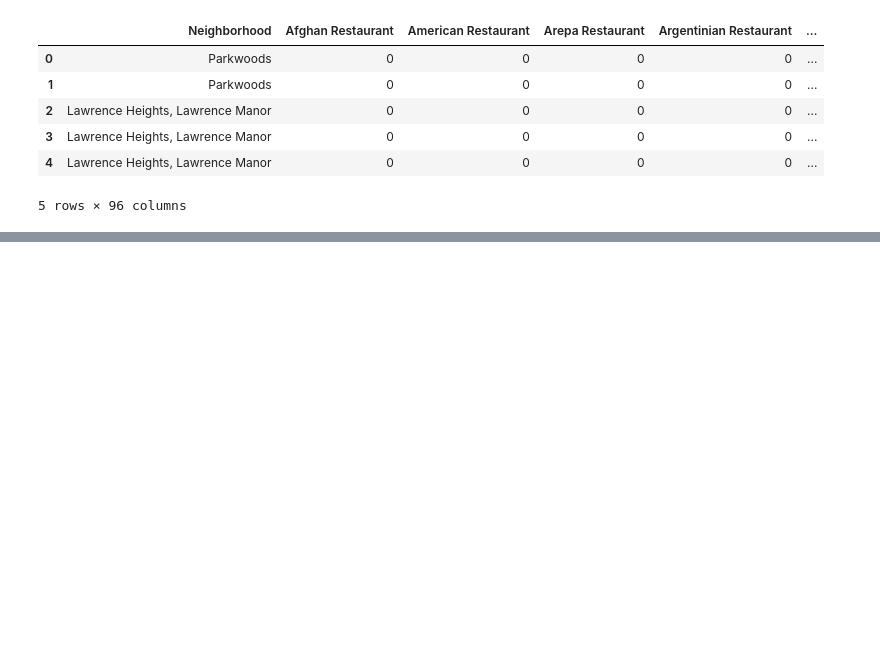
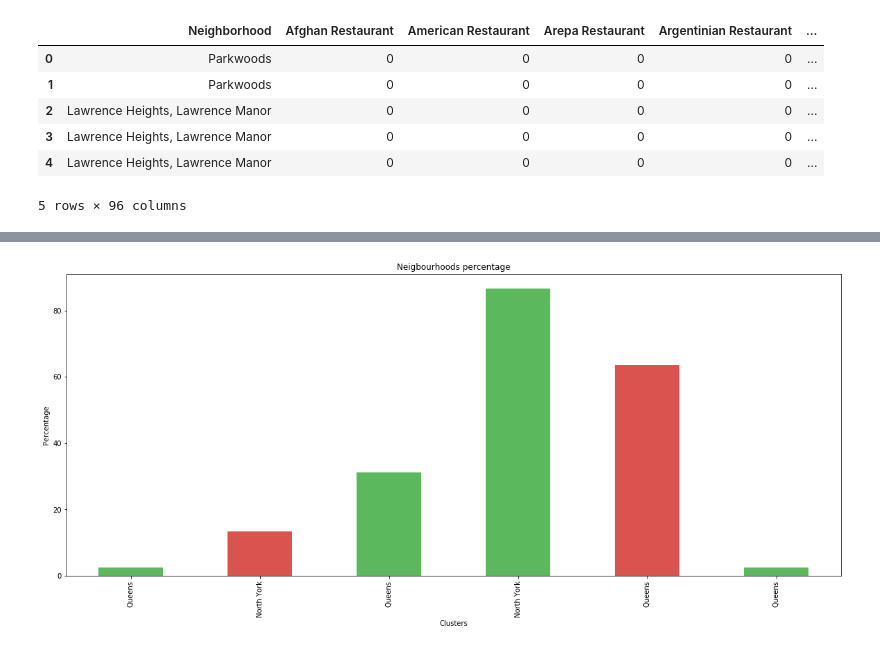
Before and after one commit to linaseid/new_york_toronto-clustering, a Jupyter notebook: Clustering New York and Toronto.ipynb, the cells around one changed output, grey strips where cells are left out. Drawn from its saved outputs; the diff is of its cells as text; code cells hidden in the pictures; blank space fills up the shorter version.

```diff
--- a/Clustering New York and Toronto.ipynb
+++ b/Clustering New York and Toronto.ipynb
@@ -411,0 +448,10 @@ neighborhoods_venues_sorted.head()
+# %%
+# add clustering labels
+neighborhoods_venues_sorted.insert(0, 'Cluster Labels', kmeans.labels_)
+
+nyc_tor_merged = neighborhoods
+
+# merge toronto_grouped with toronto_data to add latitude/longitude for each neighborhood
+nyc_tor_merged = nyc_tor_merged.join(neighborhoods_venues_sorted.set_index('Neighborhood'), on='Neighbourghood')
+
+nyc_tor_merged # check the last columns!
@@ -411,0 +482,25 @@ neighborhoods_venues_sorted.head()
+# %%
+# Calculate Percentage for each city, because number of the neigbourghoods in both cities difiers
+
+def percentage_formula(count_value, borough_value):
+    percentage = round (count_value / 15 * 100, 2)
+    if borough_value == 'Queens':
+        percentage = round (count_value / 77 * 100, 2)
+    return (percentage)
+
+# Count how much percents of neigborhoods from Toronto and New York  insist in the same cluster
+
+grouped_data = nyc_tor_merged.groupby(
+   ['Cluster Labels', 'Borough']
+).agg(
+    {
+         'Cluster Labels': 'first',  # get the first date per group
+         'Borough': 'first',  # get the first date per group
+         'Postal Code': "count"  # get the count of networks
+    }
+)
+df = pd.DataFrame(grouped_data)
+df.rename(columns={'Postal Code':'Count'}, inplace=True)
+df['Percentage'] = df.apply(lambda row: percentage_formula(row['Count'], row['Borough'] ), axis=1)
+
+df
@@ -411,0 +516,11 @@ neighborhoods_venues_sorted.head()
+# %%
+# Plot BAR representation of the percentage data
+df.plot(kind='bar', x = 'Borough', y = 'Percentage', stacked=False, figsize=(20, 8), color=['#5cb85c', '#d9534f'], legend=False)
+
+plt.xlabel('Clusters') # add to x-label to the plot
+plt.ylabel('Percentage') # add y-label to the plot
+plt.title('Neigbourhoods percentage') # add title to the plot
+
+plt.show()
+# %% [output]
+[figure, added]
```
Also changed, not shown: parts of 20 cells of this notebook.
